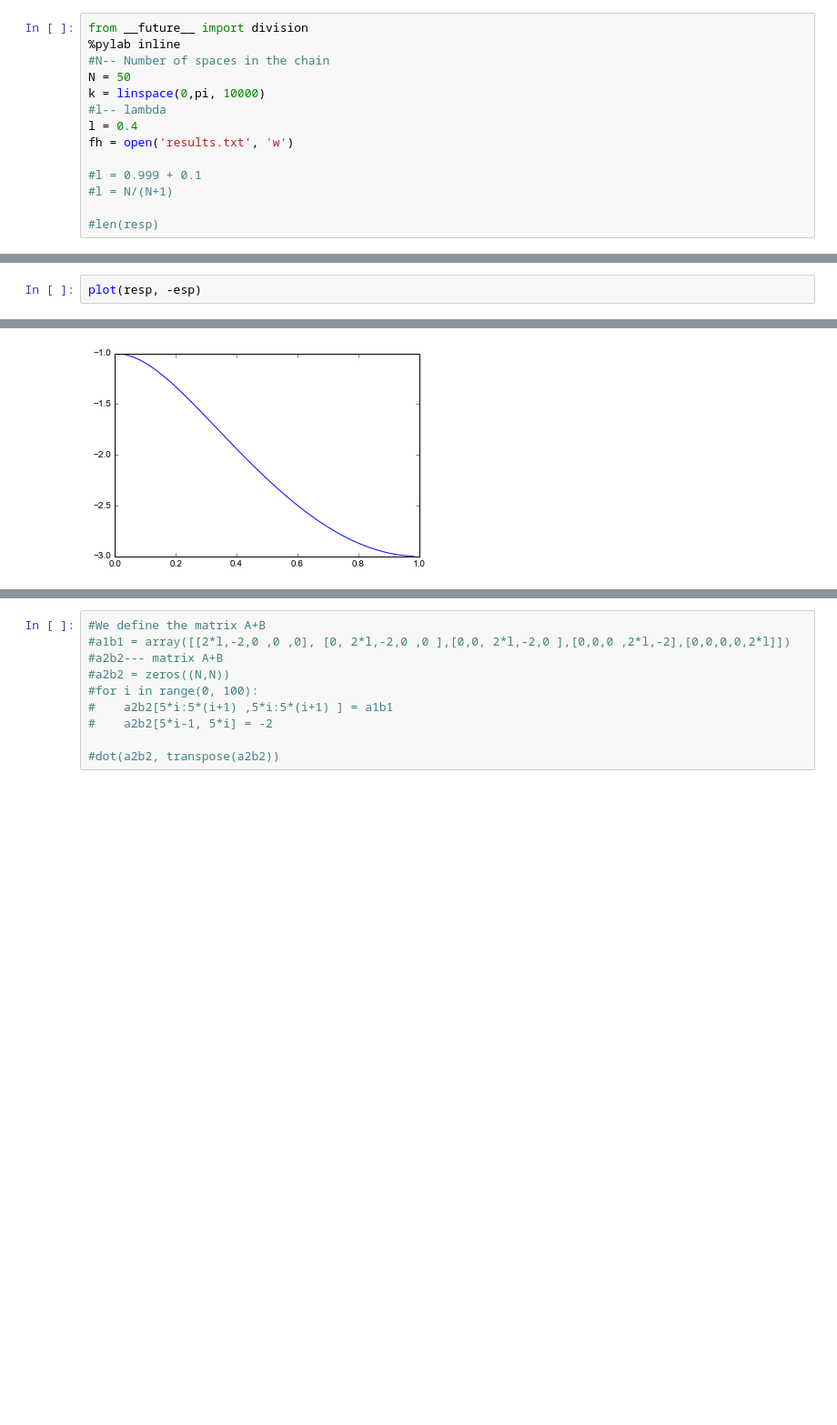
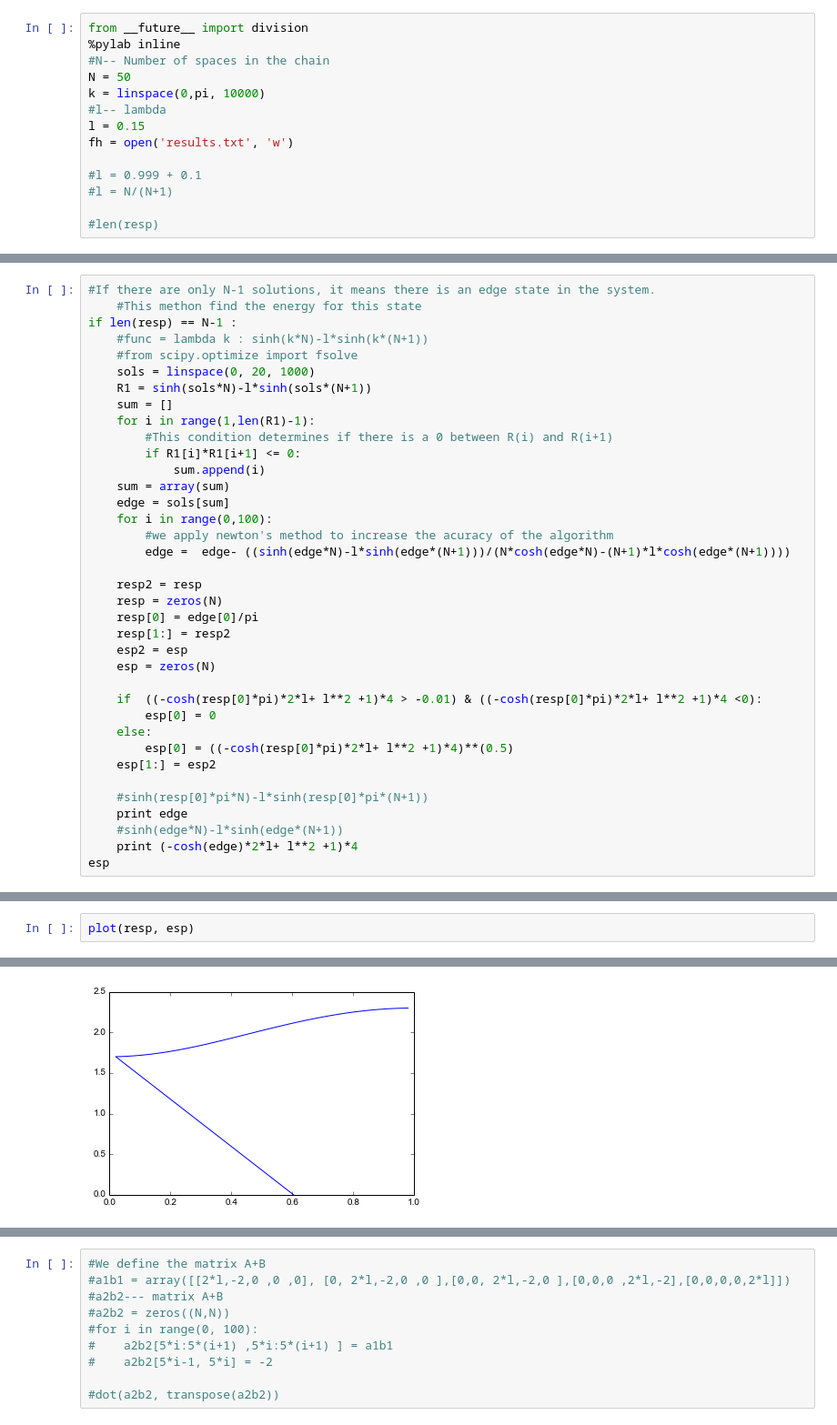
Before and after one commit to cifu9502/Thesis, a Jupyter notebook: Thesis/Solution Trascendental.ipynb, the cells around one changed output, grey strips where cells are left out. Shown: that part at 91% size. Drawn from its saved outputs; the diff is of its cells as text; blank space fills up the shorter version.

```diff
--- a/Thesis/Solution Trascendental.ipynb
+++ b/Thesis/Solution Trascendental.ipynb
@@ -5,7 +5,7 @@ from __future__ import division
 N = 50
 k = linspace(0,pi, 10000)
 #l-- lambda
-l = 0.4
+l = 0.15
 fh = open('results.txt', 'w')
 
 #l = 0.999 + 0.1
@@ -171,0 +124,37 @@ array([  0.00000000e+00,   1.53938345e-04,   3.07876676e-04, ...,
+# %%
+#If there are only N-1 solutions, it means there is an edge state in the system.
+    #This methon find the energy for this state
+if len(resp) == N-1 :
+    #func = lambda k : sinh(k*N)-l*sinh(k*(N+1))
+    #from scipy.optimize import fsolve
+    sols = linspace(0, 20, 1000)
+    R1 = sinh(sols*N)-l*sinh(sols*(N+1))
+    sum = []
+    for i in range(1,len(R1)-1):
+        #This condition determines if there is a 0 between R(i) and R(i+1)
+        if R1[i]*R1[i+1] <= 0:
+            sum.append(i)
+    sum = array(sum)
+    edge = sols[sum]
+    for i in range(0,100):
+        #we apply newton's method to increase the acuracy of the algorithm
+        edge =  edge- ((sinh(edge*N)-l*sinh(edge*(N+1)))/(N*cosh(edge*N)-(N+1)*l*cosh(edge*(N+1))))
+
+    resp2 = resp
+    resp = zeros(N)
+    resp[0] = edge[0]/pi
+    resp[1:] = resp2
+    esp2 = esp
+    esp = zeros(N)
+
+    if  ((-cosh(resp[0]*pi)*2*l+ l**2 +1)*4 > -0.01) & ((-cosh(resp[0]*pi)*2*l+ l**2 +1)*4 <0):
+        esp[0] = 0
+    else:
+        esp[0] = ((-cosh(resp[0]*pi)*2*l+ l**2 +1)*4)**(0.5)
+    esp[1:] = esp2
+
+    #sinh(resp[0]*pi*N)-l*sinh(resp[0]*pi*(N+1))
+    print edge
+    #sinh(edge*N)-l*sinh(edge*(N+1))
+    print (-cosh(edge)*2*l+ l**2 +1)*4
+esp
@@ -205,8 +213,8 @@ plt.title('$\lambda = 0.5$ ')
 # %%
-plot(resp, -esp)
+plot(resp, esp)
 # %% [output]
 [<matplotlib.lines.Line2D at 0x...>]
-[figure, old version]
+[figure, new version]
 # %%
 if l < 1 :
     resp2 = resp
```
Also changed, not shown: parts of 28 cells of this notebook, 2 other files.
